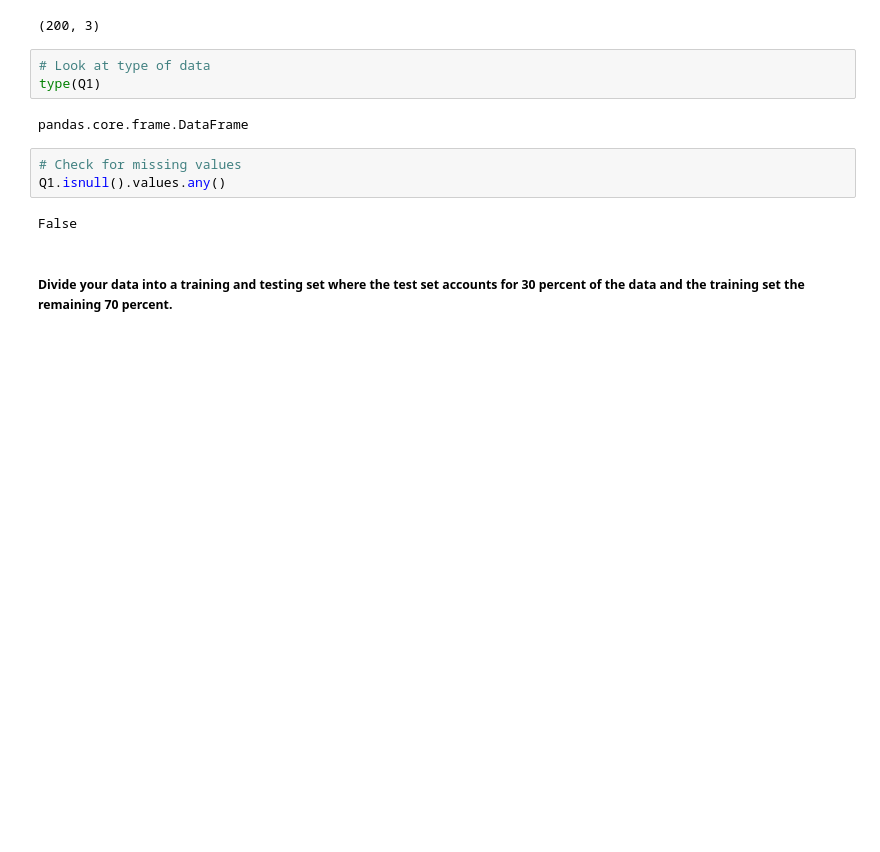
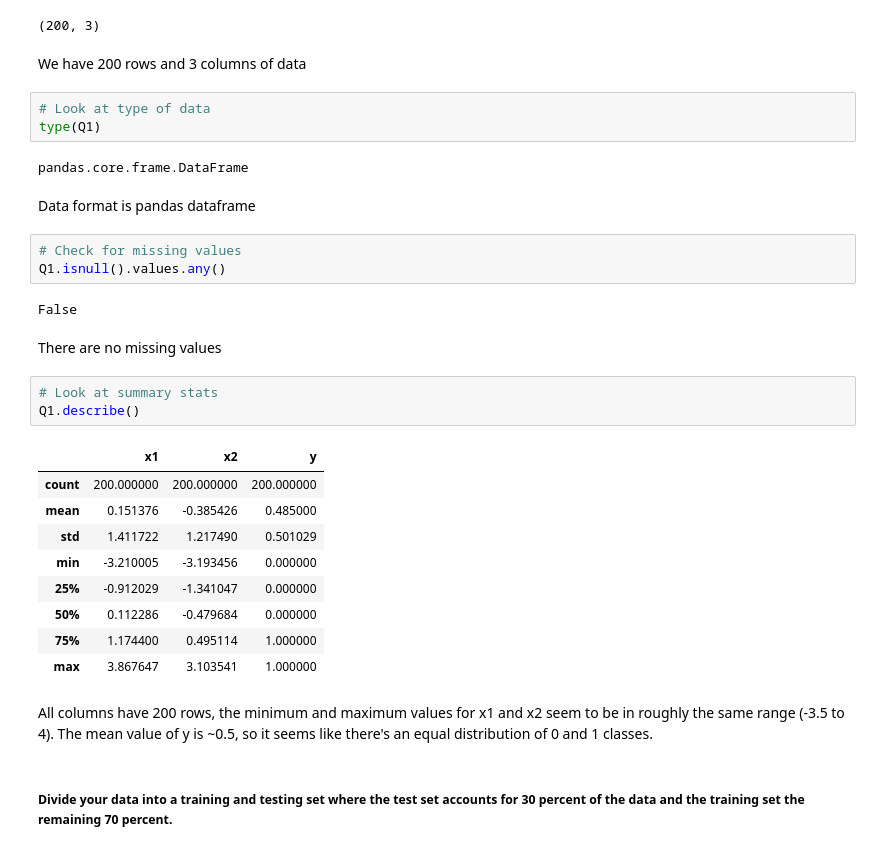
Before and after one commit to FR-Schwartz/ids705, a Jupyter notebook: assignments/Assignment_3.ipynb, the cells around one changed output. Saved outputs shown, nothing was run; the diff lists cells and outputs as text; blank space fills up the shorter version.

```diff
--- a/assignments/Assignment_3.ipynb
+++ b/assignments/Assignment_3.ipynb
@@ -61,15 +63,36 @@ Q1.head()
 Q1.shape
 # %% [output]
 (200, 3)
+# %% [markdown]
+We have 200 rows and 3 columns of data
 # %%
 # Look at type of data
 type(Q1)
 # %% [output]
 pandas.core.frame.DataFrame
+# %% [markdown]
+Data format is pandas dataframe
 # %%
 # Check for missing values
 Q1.isnull().values.any()
 # %% [output]
 False
+# %% [markdown]
+There are no missing values
+# %%
+# Look at summary stats
+Q1.describe()
+# %% [output]
+|  | x1 | x2 | y |
+| count | 200.000000 | 200.000000 | 200.000000 |
+| mean | 0.151376 | -0.385426 | 0.485000 |
+| std | 1.411722 | 1.217490 | 0.501029 |
+| min | -3.210005 | -3.193456 | 0.000000 |
+| 25% | -0.912029 | -1.341047 | 0.000000 |
+| 50% | 0.112286 | -0.479684 | 0.000000 |
+| 75% | 1.174400 | 0.495114 | 1.000000 |
+| max | 3.867647 | 3.103541 | 1.000000 |
+# %% [markdown]
+All columns have 200 rows, the minimum and maximum values for x1 and x2 seem to be in roughly the same range (-3.5 to 4). The mean value of y is ~0.5, so it seems like there's an equal distribution of 0 and 1 classes.
 # %% [markdown]
 ##### Divide your data into a training and testing set where the test set accounts for 30 percent of the data and the training set the remaining 70 percent.
```
Also changed, not shown: parts of 7 cells of this notebook, 1 other file.
